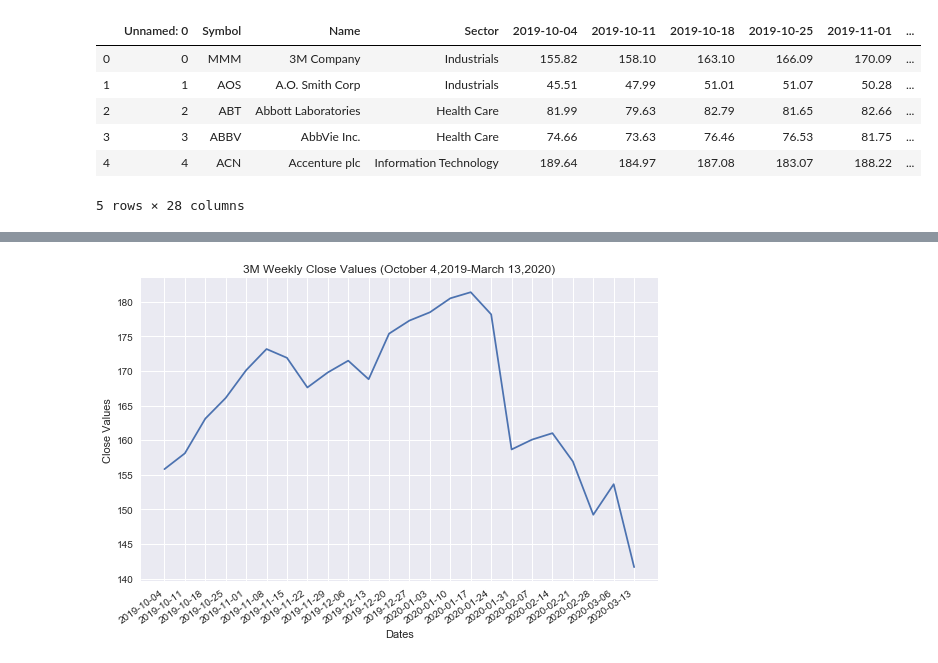
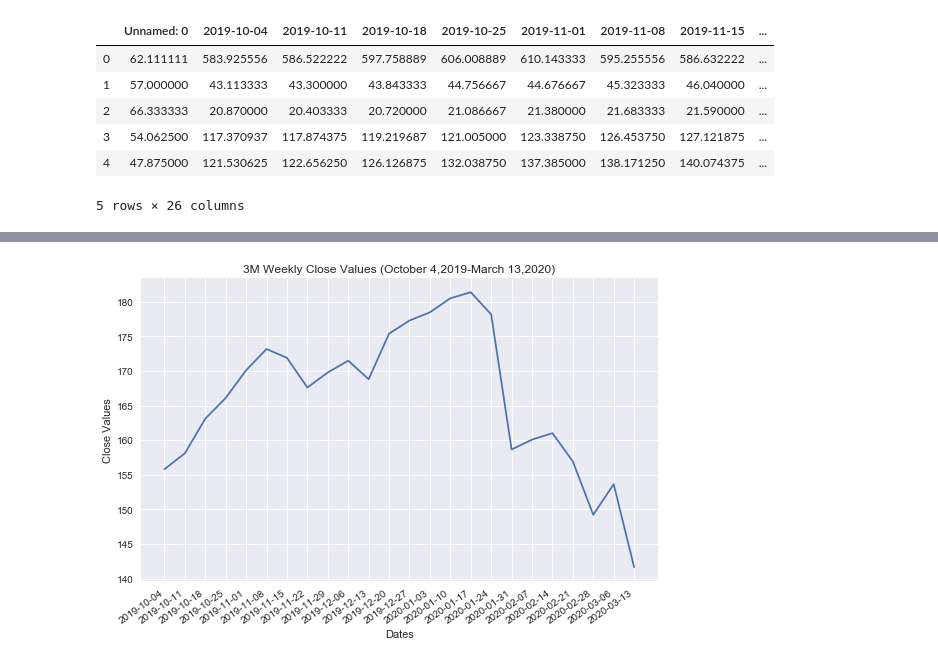
Before and after one commit to bhhnguyen/DataViz-Proj1, a Jupyter notebook: margeaux_code.ipynb, the cells around one changed output, grey strips where cells are left out. Saved outputs shown, nothing was run; the diff lists cells and outputs as text; code cells hidden in the pictures.

```diff
--- a/margeaux_code.ipynb
+++ b/margeaux_code.ipynb
@@ -5,17 +5,17 @@
 import matplotlib.pyplot as plt
 import pandas as pd
 # %%
-stocks_df=pd.read_csv("stock_export.csv")
+stocks_df=pd.read_csv("100_only_bysector_export.csv")
 stocks_df=pd.DataFrame(stocks_df)
 stocks_df.head()
 # %% [output]
-|  | Unnamed: 0 | Symbol | Name | Sector | 2019-10-04 | 2019-10-11 | 2019-10-18 | 2019-10-25 | 2019-11-01 | ... |
-| 0 | 0 | MMM | 3M Company | Industrials | 155.82 | 158.10 | 163.10 | 166.09 | 170.09 | ... |
-| 1 | 1 | AOS | A.O. Smith Corp | Industrials | 45.51 | 47.99 | 51.01 | 51.07 | 50.28 | ... |
-| 2 | 2 | ABT | Abbott Laboratories | Health Care | 81.99 | 79.63 | 82.79 | 81.65 | 82.66 | ... |
-| 3 | 3 | ABBV | AbbVie Inc. | Health Care | 74.66 | 73.63 | 76.46 | 76.53 | 81.75 | ... |
-| 4 | 4 | ACN | Accenture plc | Information Technology | 189.64 | 184.97 | 187.08 | 183.07 | 188.22 | ... |
+|  | Unnamed: 0 | 2019-10-04 | 2019-10-11 | 2019-10-18 | 2019-10-25 | 2019-11-01 | 2019-11-08 | 2019-11-15 | ... |
+| 0 | 62.111111 | 583.925556 | 586.522222 | 597.758889 | 606.008889 | 610.143333 | 595.255556 | 586.632222 | ... |
+| 1 | 57.000000 | 43.113333 | 43.300000 | 43.843333 | 44.756667 | 44.676667 | 45.323333 | 46.040000 | ... |
+| 2 | 66.333333 | 20.870000 | 20.403333 | 20.720000 | 21.086667 | 21.380000 | 21.683333 | 21.590000 | ... |
+| 3 | 54.062500 | 117.370937 | 117.874375 | 119.219687 | 121.005000 | 123.338750 | 126.453750 | 127.121875 | ... |
+| 4 | 47.875000 | 121.530625 | 122.656250 | 126.126875 | 132.038750 | 137.385000 | 138.171250 | 140.074375 | ... |
-5 rows × 28 columns
+5 rows × 26 columns
 # %%
 date_df=stocks_df.set_index(['Symbol'])
 date_df=date_df.dropna()
```
Also changed, not shown: parts of 5 cells of this notebook, 3 other files.
